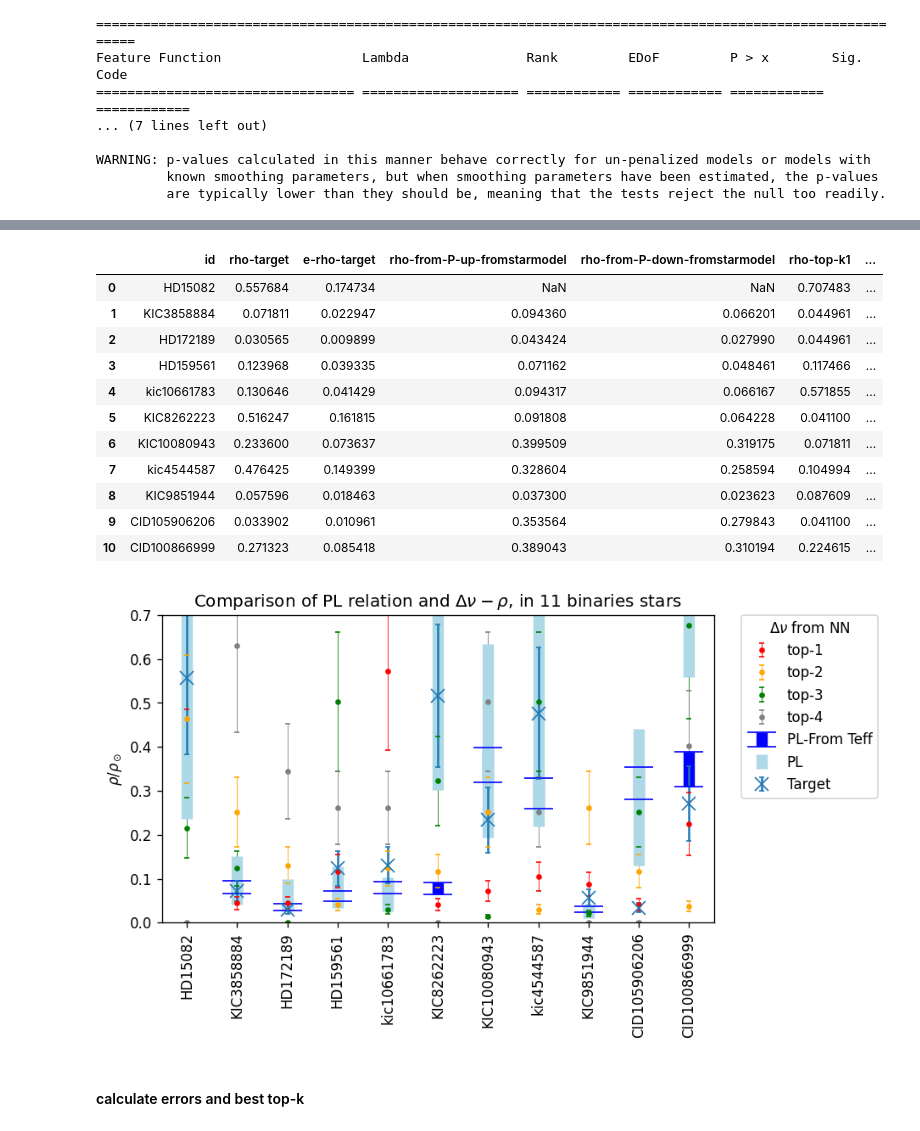
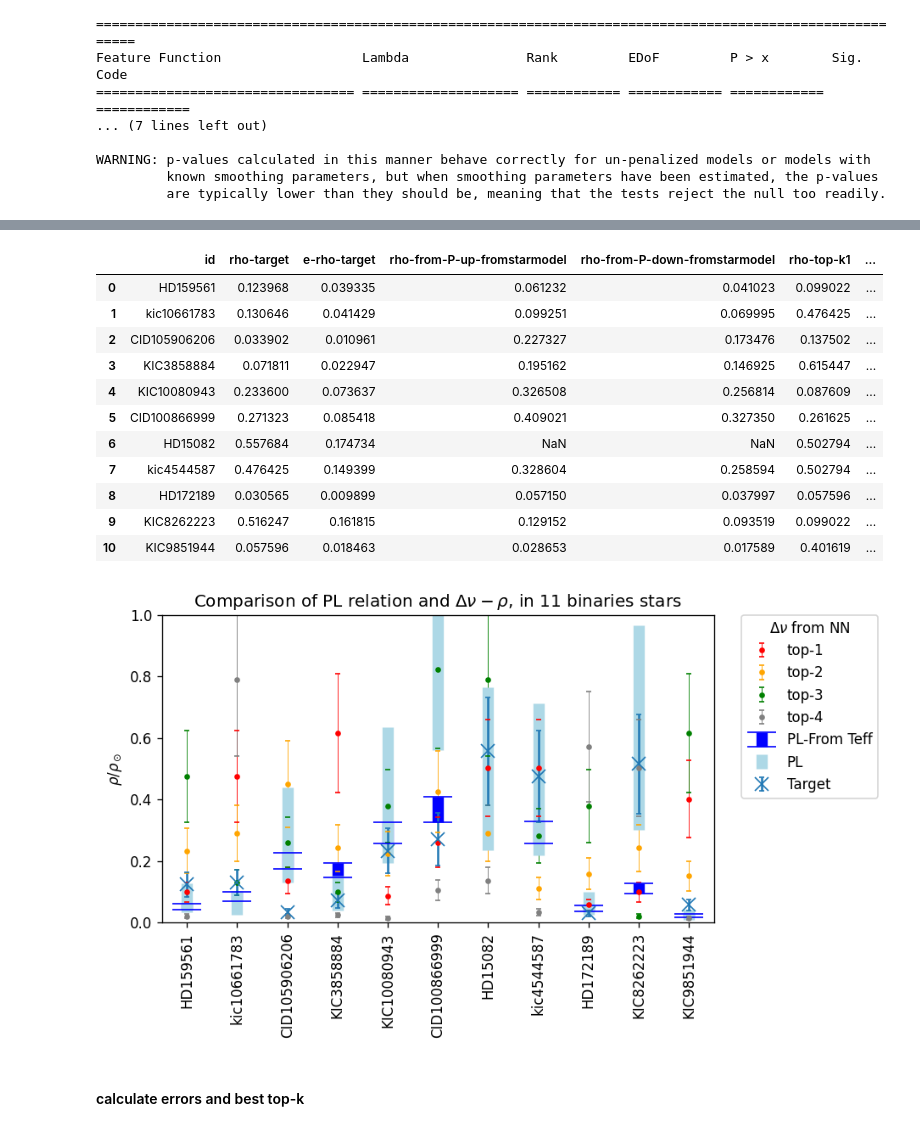
Before and after one commit to rmaestre/NN-Asteroseismology, a Jupyter notebook: astronn/notebooks/pl.ipynb, the cells around one changed output, grey strips where cells are left out. Drawn from its saved outputs; the diff is of its cells as text; code cells hidden in the pictures.

```diff
--- a/astronn/notebooks/pl.ipynb
+++ b/astronn/notebooks/pl.ipynb
@@ -146,7 +146,8 @@ Delta_nu == 1.300000 is a rho equal to 2.718226 +-(0.850010)
 #### Load pre-trained NN model
 # %%
 # Load model
-sepconv_mod = tf.keras.models.load_model("/home/roberto/Projects/sepconvnn_tmp_400/")
+#sepconv_mod = tf.keras.models.load_model("/home/roberto/Projects/sepconvnn_tmp_400/")
+sepconv_mod = tf.keras.models.load_model("/tmp/sepconvnn_tmp_400")
 sepconv_mod.summary()
 # %% [output]
 Model: "sequential"
@@ -305,16 +306,16 @@ for star in df.take(11):  # take the 11 ds stars
         probs == peaks_sorted_by_prob[3]
     )[0][0]
     results[star[0].numpy()[0].decode("utf-8")]["prob-topk1"] = probs[
+        np.where(probs == peaks_sorted_by_prob[0])[0][0]
+    ]
+    results[star[0].numpy()[0].decode("utf-8")]["prob-topk2"] = probs[
         np.where(probs == peaks_sorted_by_prob[1])[0][0]
     ]
-    results[star[0].numpy()[0].decode("utf-8")]["prob-topk2"] = probs[
+    results[star[0].numpy()[0].decode("utf-8")]["prob-topk3"] = probs[
         np.where(probs == peaks_sorted_by_prob[2])[0][0]
     ]
-    results[star[0].numpy()[0].decode("utf-8")]["prob-topk3"] = probs[
+    results[star[0].numpy()[0].decode("utf-8")]["prob-topk4"] = probs[
         np.where(probs == peaks_sorted_by_prob[3])[0][0]
-    ]
-    results[star[0].numpy()[0].decode("utf-8")]["prob-topk4"] = probs[
-        np.where(probs == peaks_sorted_by_prob[4])[0][0]
     ]
 
     # Get rho
@@ -472,17 +473,17 @@ for i, id in enumerate(results):
 df
 # %% [output]
 |  | id | rho-target | e-rho-target | rho-from-P-up-fromstarmodel | rho-from-P-down-fromstarmodel | rho-top-k1 | ... |
-| 0 | HD15082 | 0.557684 | 0.174734 | NaN | NaN | 0.707483 | ... |
-| 1 | KIC3858884 | 0.071811 | 0.022947 | 0.094360 | 0.066201 | 0.044961 | ... |
-| 2 | HD172189 | 0.030565 | 0.009899 | 0.043424 | 0.027990 | 0.044961 | ... |
-| 3 | HD159561 | 0.123968 | 0.039335 | 0.071162 | 0.048461 | 0.117466 | ... |
-| 4 | kic10661783 | 0.130646 | 0.041429 | 0.094317 | 0.066167 | 0.571855 | ... |
-| 5 | KIC8262223 | 0.516247 | 0.161815 | 0.091808 | 0.064228 | 0.041100 | ... |
-| 6 | KIC10080943 | 0.233600 | 0.073637 | 0.399509 | 0.319175 | 0.071811 | ... |
-| 7 | kic4544587 | 0.476425 | 0.149399 | 0.328604 | 0.258594 | 0.104994 | ... |
-| 8 | KIC9851944 | 0.057596 | 0.018463 | 0.037300 | 0.023623 | 0.087609 | ... |
-| 9 | CID105906206 | 0.033902 | 0.010961 | 0.353564 | 0.279843 | 0.041100 | ... |
-| 10 | CID100866999 | 0.271323 | 0.085418 | 0.389043 | 0.310194 | 0.224615 | ... |
+| 0 | HD159561 | 0.123968 | 0.039335 | 0.061232 | 0.041023 | 0.099022 | ... |
+| 1 | kic10661783 | 0.130646 | 0.041429 | 0.099251 | 0.069995 | 0.476425 | ... |
+| 2 | CID105906206 | 0.033902 | 0.010961 | 0.227327 | 0.173476 | 0.137502 | ... |
+| 3 | KIC3858884 | 0.071811 | 0.022947 | 0.195162 | 0.146925 | 0.615447 | ... |
+| 4 | KIC10080943 | 0.233600 | 0.073637 | 0.326508 | 0.256814 | 0.087609 | ... |
+| 5 | CID100866999 | 0.271323 | 0.085418 | 0.409021 | 0.327350 | 0.261625 | ... |
+| 6 | HD15082 | 0.557684 | 0.174734 | NaN | NaN | 0.502794 | ... |
+| 7 | kic4544587 | 0.476425 | 0.149399 | 0.328604 | 0.258594 | 0.502794 | ... |
+| 8 | HD172189 | 0.030565 | 0.009899 | 0.057150 | 0.037997 | 0.057596 | ... |
+| 9 | KIC8262223 | 0.516247 | 0.161815 | 0.129152 | 0.093519 | 0.099022 | ... |
+| 10 | KIC9851944 | 0.057596 | 0.018463 | 0.028653 | 0.017589 | 0.401619 | ... |
 # %%
 plt.subplots(1, figsize=(7, 4), dpi=120)
 
@@ -548,35 +549,35 @@ plt.errorbar(
     elinewidth=8,
     fmt="o",
     markersize=0,
     capsize=0,
     label="PL",
     color="lightblue",
 )
 plt.errorbar(
     df["id"],
     df["rho-target"],
     df["e-rho-target"],
     fmt="x",
     markersize=10,
     capsize=2,
     label="Target",
 )
 plt.xticks(rotation=90)
 
 plt.legend(
     bbox_to_anchor=(1.05, 1),
     loc="upper left",
     borderaxespad=0.0,
     title=r"$\Delta\nu$ from NN",
 )
 #plt.gca().add_artist(legend1)
 
 plt.ylabel("$\\rho / \\rho_\\odot$")
 plt.title("Comparison of PL relation and $\Delta\\nu-\\rho$, in 11 binaries stars")
-plt.ylim(0, 0.7)
+plt.ylim(0, 1.0)
 plt.show()
 # %% [output]
-[figure, old version]
+[figure, new version]
 # %% [markdown]
 #### calculate errors and best top-k
 # %%
```
Also changed, not shown: parts of 14 cells of this notebook.
